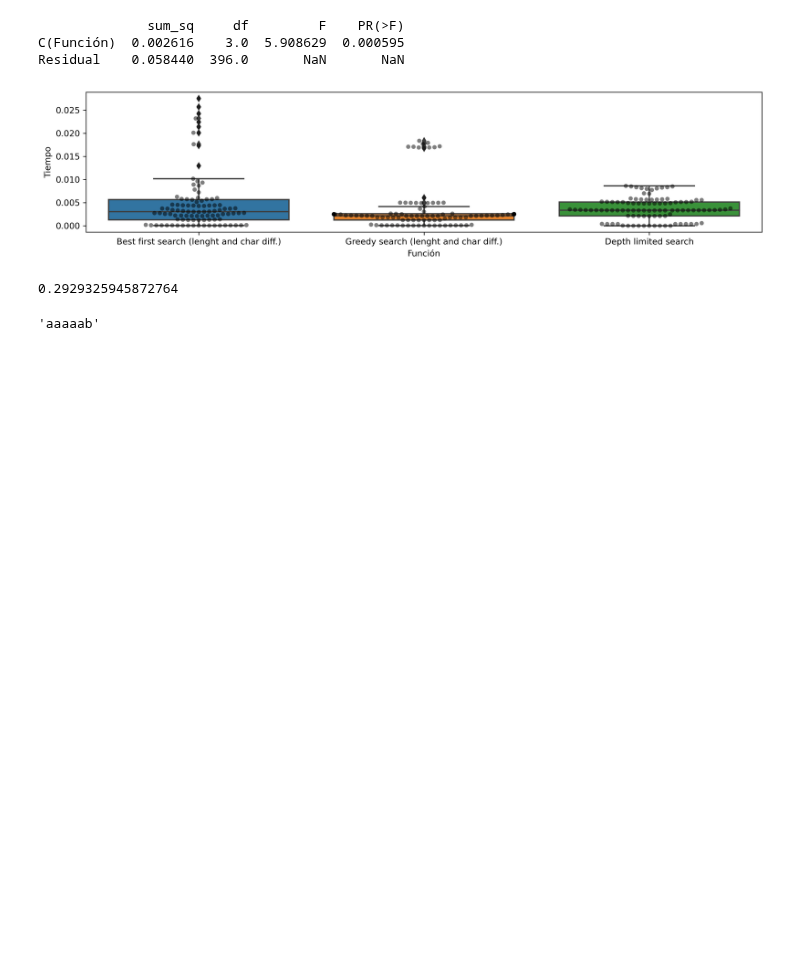
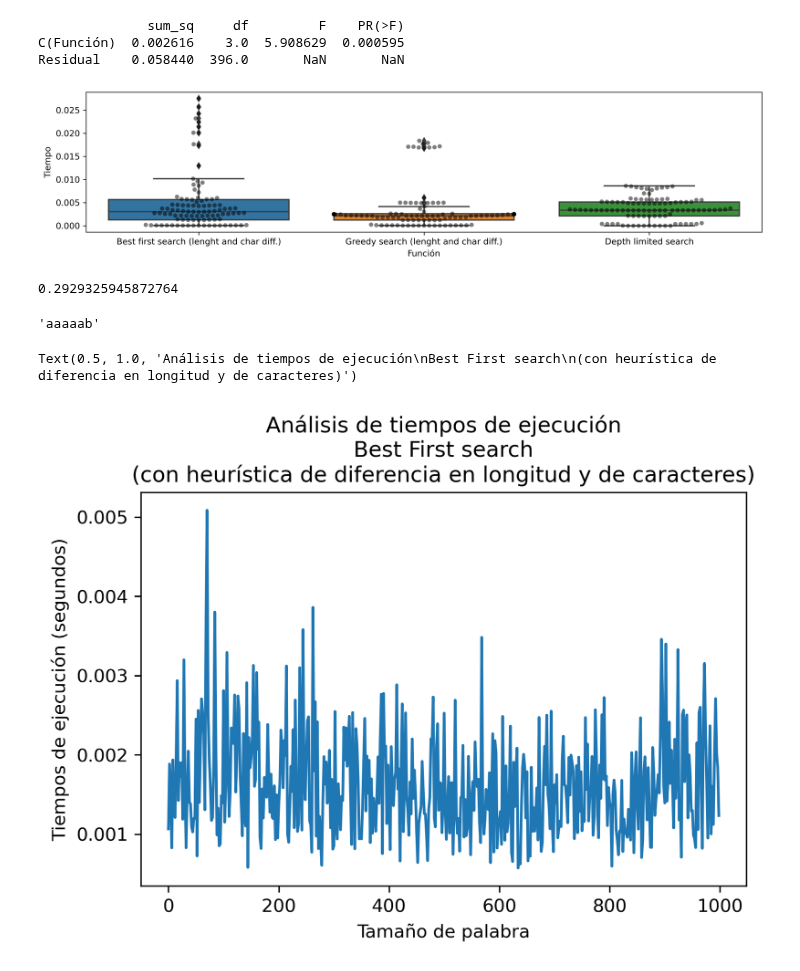
Before and after one commit to DaveAlsina/6toSemestre, a Jupyter notebook: ia/miniproyectos/mini1/Untitled_v1.ipynb, the cells around one changed output. Drawn from its saved outputs; the diff is of its cells as text; code cells hidden in the pictures; blank space fills up the shorter version.

```diff
--- a/ia/miniproyectos/mini1/Untitled_v1.ipynb
+++ b/ia/miniproyectos/mini1/Untitled_v1.ipynb
@@ -430,5 +430,8 @@ for i in tqdm(range(0, max_len, 2), desc = "Calculando..."):
 # %%
 plt.plot(np.arange(0, max_len,2), times_exec)
 plt.xlabel("Tamaño de palabra")
 plt.ylabel("Tiempos de ejecución (segundos)")
-plt.title("Análisis de tiempos de ejecución\nGreedy search\n(con heurística de diferencia en longitud y de caracteres)")
+plt.title("Análisis de tiempos de ejecución\nBest First search\n(con heurística de diferencia en longitud y de caracteres)")
+# %% [output]
+Text(0.5, 1.0, 'Análisis de tiempos de ejecución\nBest First search\n(con heurística de diferencia en longitud y de caracteres)')
+[figure, added]
```
Also changed, not shown: 1 other file.
